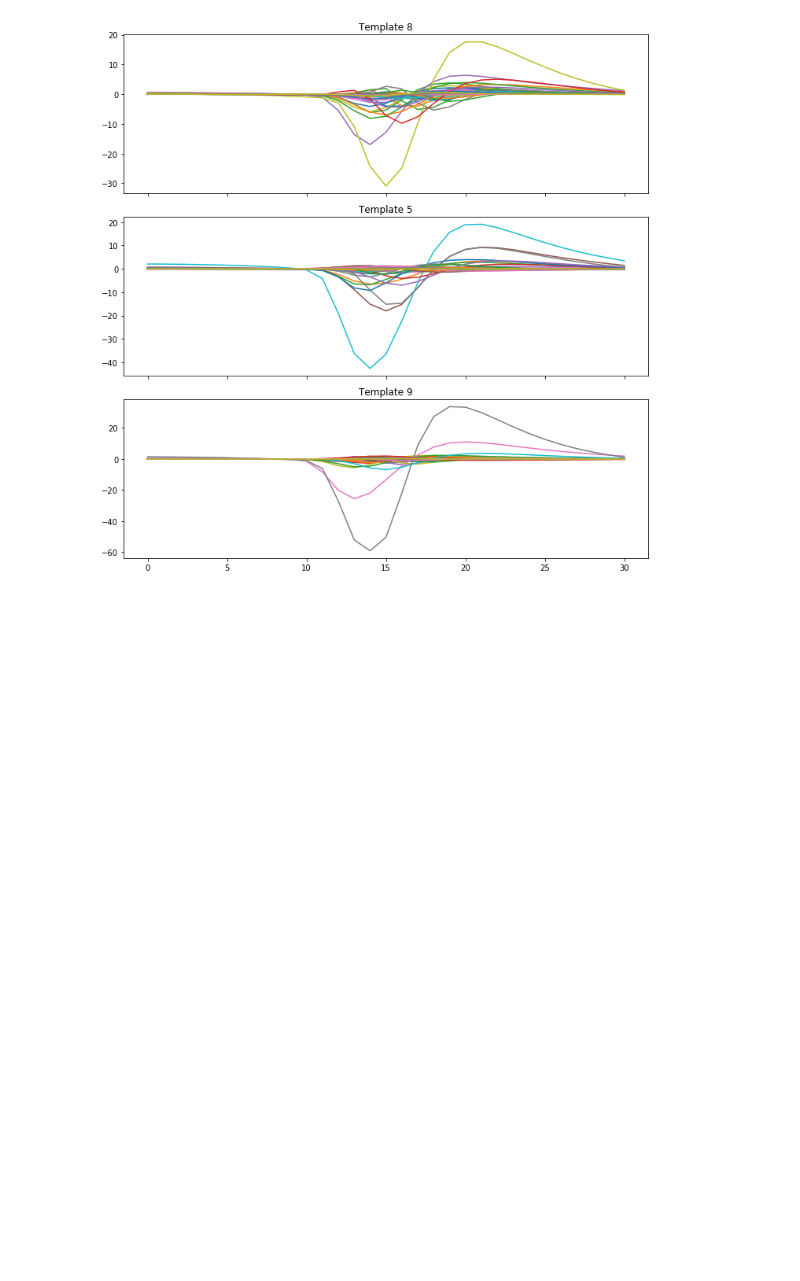
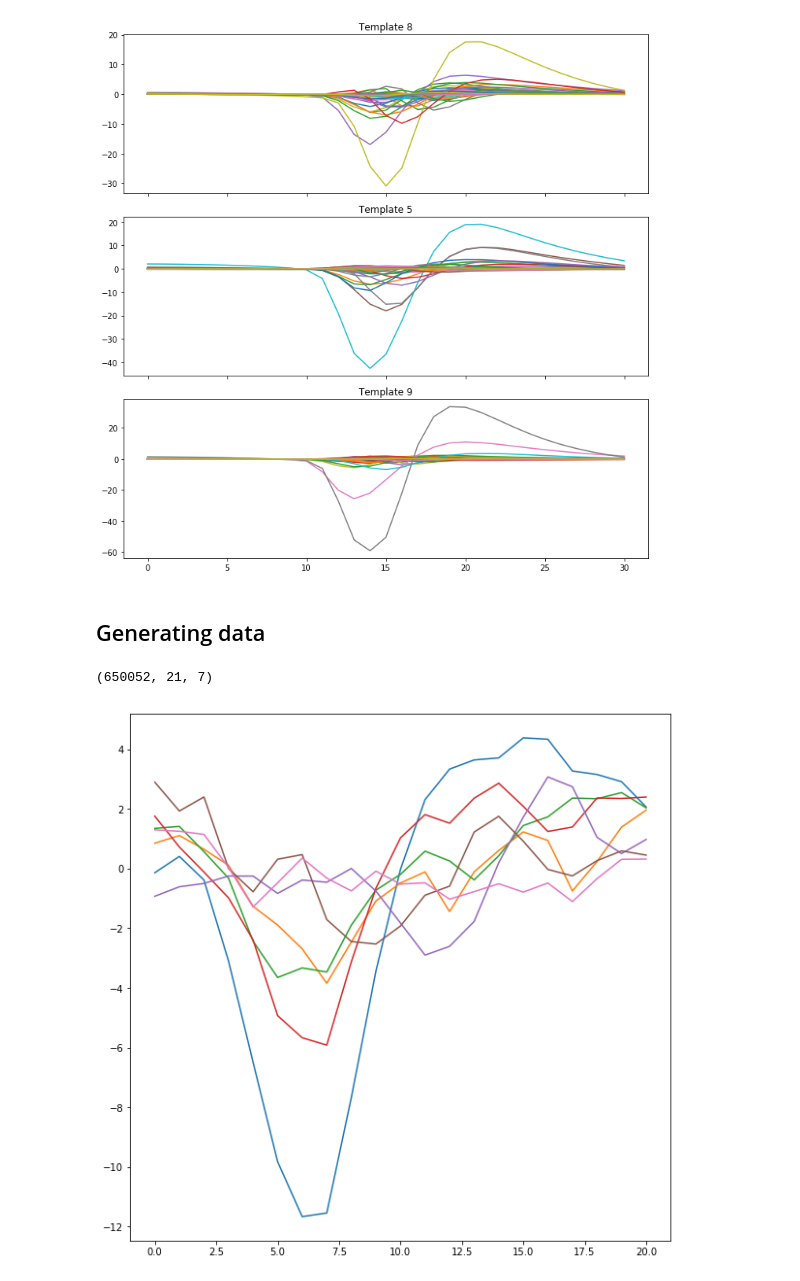
Before and after one commit to edublancas/yass-private, a Jupyter notebook: nnet/training-data-fix.ipynb, the cells around one changed output. Cells and saved outputs as stored; diff of their text form; code cells hidden in the pictures; blank space fills up the shorter version.

```diff
--- a/nnet/training-data-fix.ipynb
+++ b/nnet/training-data-fix.ipynb
@@ -99,3 +79,5 @@ se.templates.shape
 se.plot_templates(group_ids=[8, 5, 9])
 # %% [output]
 [figure]
+# %% [markdown]
+## Generating data
@@ -101,0 +98,8 @@ se.plot_templates(group_ids=[8, 5, 9])
+# %%
+x_detect.shape
+# %% [output]
+(650052, 21, 7)
+# %%
+_ = plt.plot(x_detect[200])
+# %% [output]
+[figure, added]
```
Also changed, not shown: parts of 18 cells of this notebook, 1 other file.
